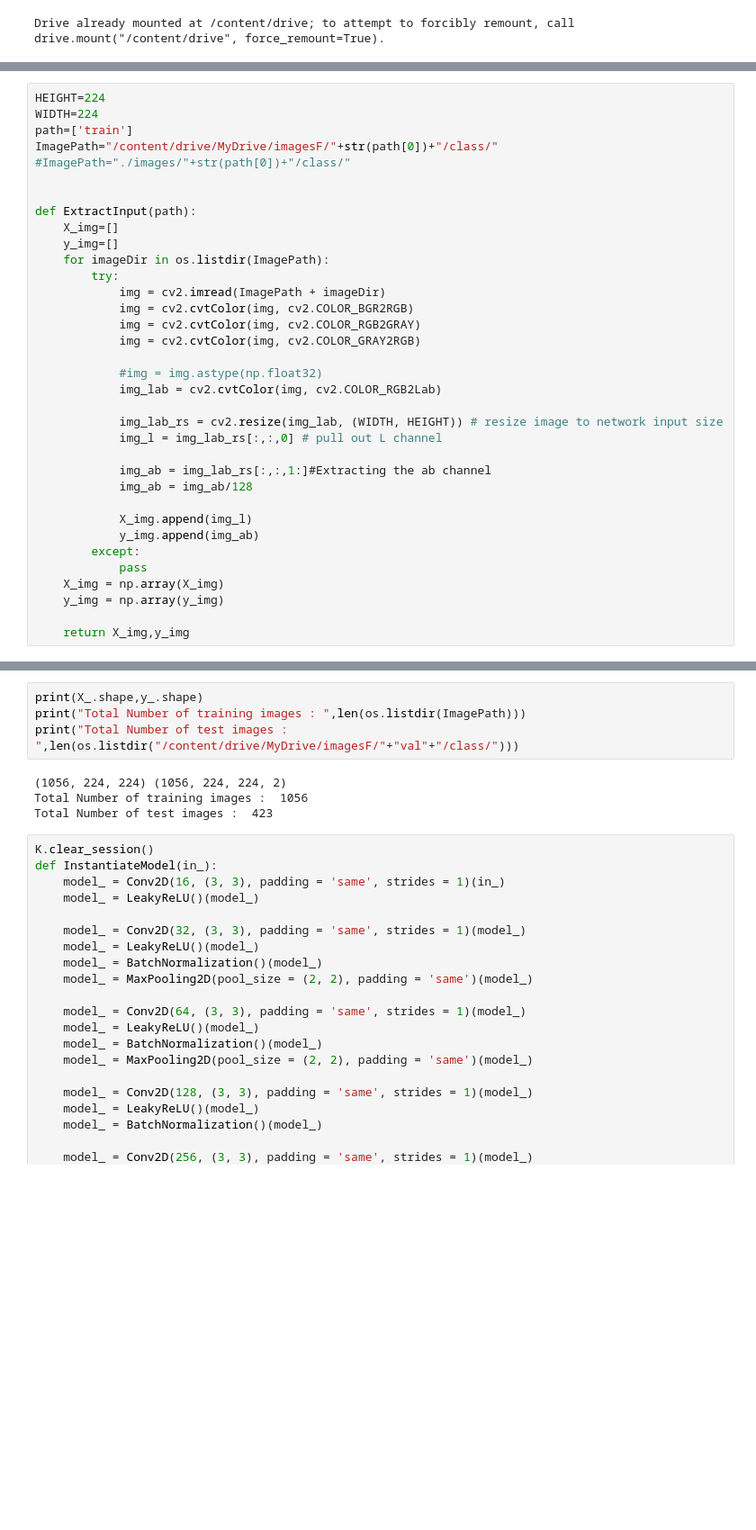
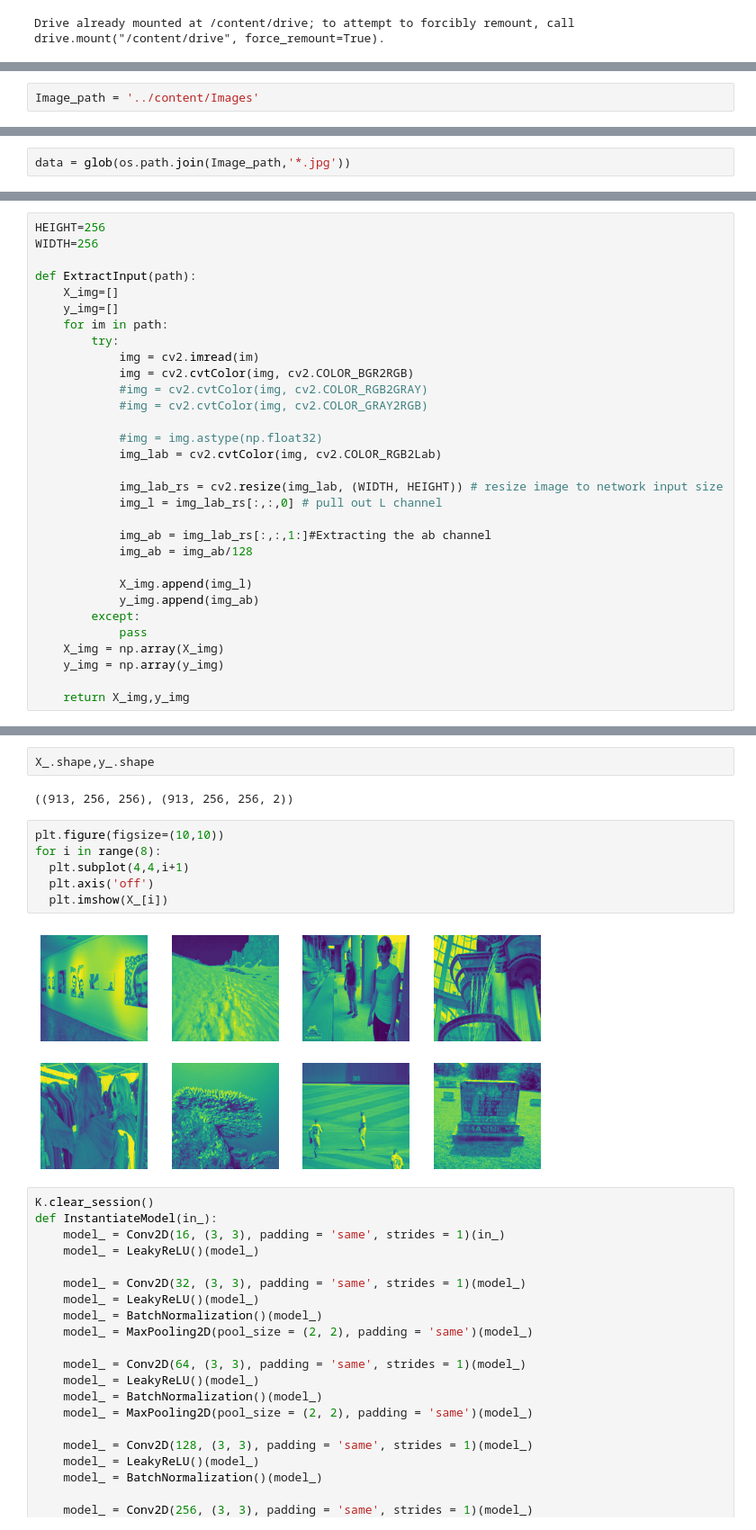
Before and after one commit to RohitJam/ImmageColoring, a Jupyter notebook: Image_coloring_Provision.ipynb, the cells around one changed output, grey strips where cells are left out. Shown at 90% size. Drawn from its saved outputs; the diff is of its cells as text; blank space fills up the shorter version.

```diff
--- a/Image_coloring_Provision.ipynb
+++ b/Image_coloring_Provision.ipynb
@@ -21,3 +28,5 @@ Drive already mounted at /content/drive; to attempt to forcibly remount, call dr
+# %%
+Image_path = '../content/Images'
 # %%
 tensorflow.random.set_seed(123)
 session_conf = tf.ConfigProto(intra_op_parallelism_threads=1, inter_op_parallelism_threads=1)
@@ -32,0 +37,2 @@ print(os.listdir("/content/drive/MyDrive/imagesF/"))
+# %%
+data = glob(os.path.join(Image_path,'*.jpg'))
@@ -33,20 +43,16 @@ print(os.listdir("/content/drive/MyDrive/imagesF/"))
 # %%
-HEIGHT=224
-WIDTH=224
-path=['train']
-ImagePath="/content/drive/MyDrive/imagesF/"+str(path[0])+"/class/"
-#ImagePath="./images/"+str(path[0])+"/class/"
-
+HEIGHT=256
+WIDTH=256
 
 def ExtractInput(path):
     X_img=[]
     y_img=[]
-    for imageDir in os.listdir(ImagePath):
+    for im in path:
         try:
-            img = cv2.imread(ImagePath + imageDir)
+            img = cv2.imread(im)
             img = cv2.cvtColor(img, cv2.COLOR_BGR2RGB)
-            img = cv2.cvtColor(img, cv2.COLOR_RGB2GRAY)
-            img = cv2.cvtColor(img, cv2.COLOR_GRAY2RGB)
+            #img = cv2.cvtColor(img, cv2.COLOR_RGB2GRAY)
+            #img = cv2.cvtColor(img, cv2.COLOR_GRAY2RGB)
 
             #img = img.astype(np.float32)
             img_lab = cv2.cvtColor(img, cv2.COLOR_RGB2Lab)
@@ -70,11 +76,15 @@ X_,y_ = ExtractInput(ImagePath) # Data-preprocessing
-# %%
-print(X_.shape,y_.shape)
-print("Total Number of training images : ",len(os.listdir(ImagePath)))
-print("Total Number of test images : ",len(os.listdir("/content/drive/MyDrive/imagesF/"+"val"+"/class/")))
-# %% [output]
-(1056, 224, 224) (1056, 224, 224, 2)
-Total Number of training images :  1056
-Total Number of test images :  423
+# %%
+X_.shape,y_.shape
+# %% [output]
+((913, 256, 256), (913, 256, 256, 2))
+# %%
+plt.figure(figsize=(10,10))
+for i in range(8):
+  plt.subplot(4,4,i+1)
+  plt.axis('off')
+  plt.imshow(X_[i])
+# %% [output]
+[figure, added]
 # %%
 K.clear_session()
 def InstantiateModel(in_):
```
Also changed, not shown: parts of 14 cells of this notebook.
